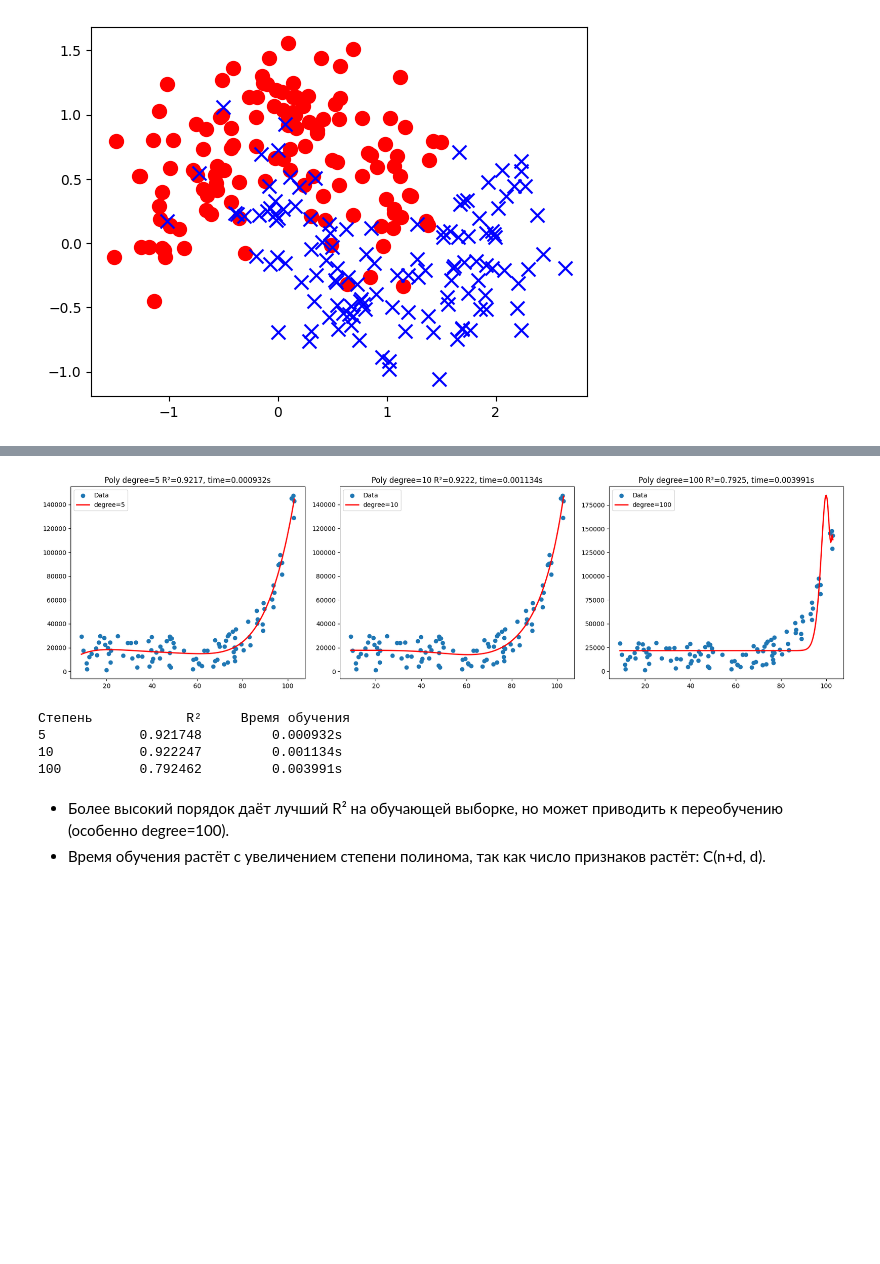
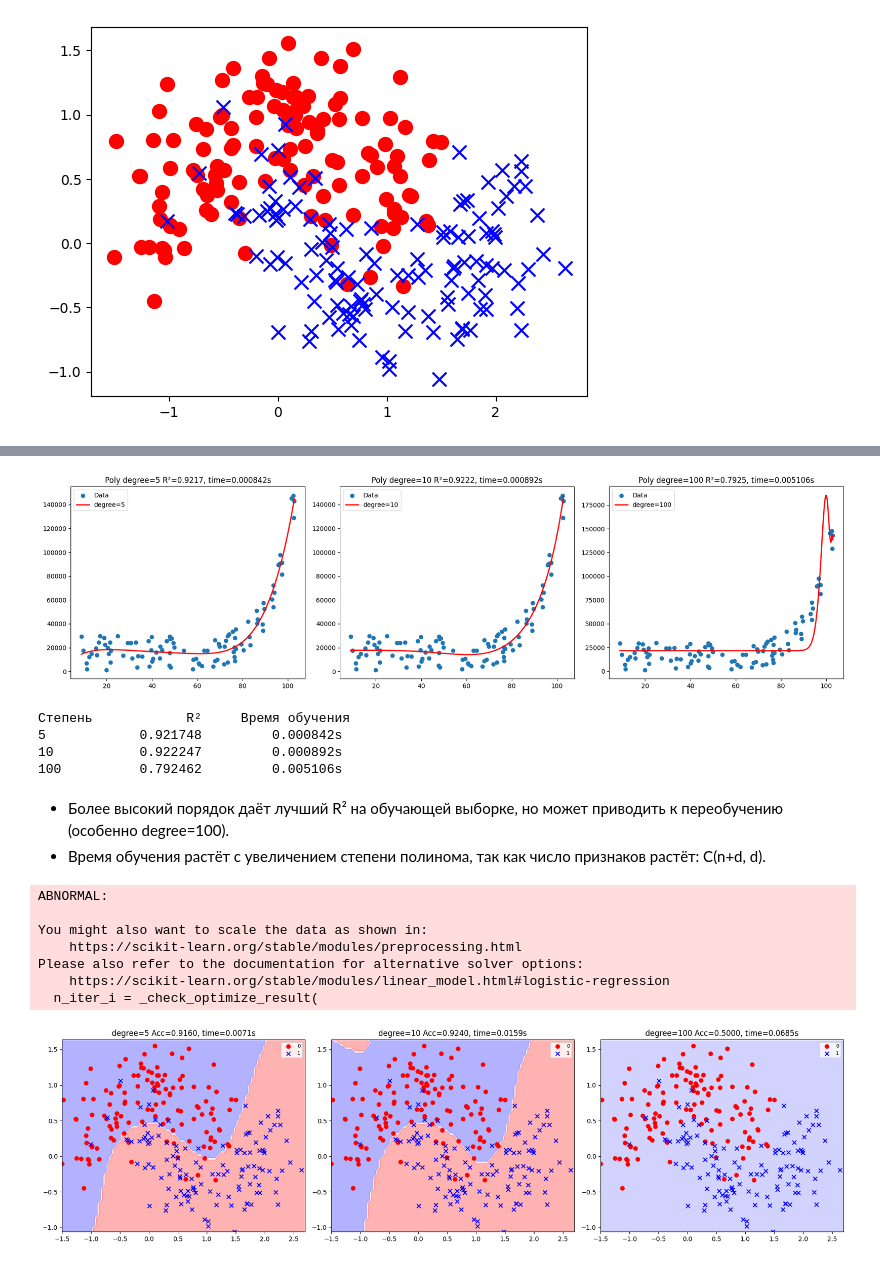
Before and after one commit to nexxy06/misis_ml_course, a Jupyter notebook: ML3.1 polynomial features/3.1ml.ipynb, the cells around one changed output, grey strips where cells are left out. Cells and saved outputs as stored; diff of their text form; code cells hidden in the pictures; blank space fills up the shorter version.

```diff
--- a/ML3.1 polynomial features/3.1ml.ipynb
+++ b/ML3.1 polynomial features/3.1ml.ipynb
@@ -155,7 +155,7 @@ y_reg = data_reg.y
 
 xx_plot = np.linspace(X_reg.x.min(), X_reg.x.max(), 300)
 
-results = {}
+results_reg = {}
 
 fig, axes = plt.subplots(1, 3, figsize=(18, 5))
 
@@ -169,7 +169,7 @@ for ax, degree in zip(axes, [5, 10, 100]):
 
     train_time = t1 - t0
     r2 = model.score(X_poly, y_reg)
-    results[degree] = {'time': train_time, 'R2': r2}
+    results_reg[degree] = {'time': train_time, 'R2': r2}
 
     yy_plot = model.predict(poly.transform(pd.DataFrame(xx_plot)))
 
@@ -182,16 +182,63 @@ plt.tight_layout()
 plt.show()
 
 print(f"{'Степень':<10} {'R²':>10} {'Время обучения':>18}")
-for deg, res in results.items():
+for deg, res in results_reg.items():
     print(f"{deg:<10} {res['R2']:>10.6f} {res['time']:>16.6f}s")
 # %% [output]
 [figure]
 Степень            R²     Время обучения
-5            0.921748         0.000932s
-10           0.922247         0.001134s
-100          0.792462         0.003991s
+5            0.921748         0.000842s
+10           0.922247         0.000892s
+100          0.792462         0.005106s
 # %% [markdown]
 - Более высокий порядок даёт лучший R² на обучающей выборке,
   но может приводить к переобучению (особенно degree=100).
 - Время обучения растёт с увеличением степени полинома,
   так как число признаков растёт: C(n+d, d).
+# %%
+# gen_classification
+from sklearn.linear_model import LogisticRegression
+from sklearn.preprocessing import PolynomialFeatures
+
+data_cls = pd.read_csv("./data/gen_classification.csv", index_col=0)
+y_cls = data_cls.y
+X_cls = data_cls.drop(["y"], axis=1)
+
+xx_m, yy_m = np.meshgrid(
+    np.arange(X_cls.min()[0], X_cls.max()[0]+0.1, 0.05),
+    np.arange(X_cls.min()[1], X_cls.max()[1]+0.1, 0.05))
+XX_m = np.c_[xx_m.ravel(), yy_m.ravel()]
+
+results_cls = {}
+fig, axes = plt.subplots(1, 3, figsize=(18, 5))
+
+for ax, degree in zip(axes, [5, 10, 100]):
+    poly = PolynomialFeatures(degree=degree, include_bias=False)
+    X_poly = poly.fit_transform(X_cls)
+
+    t0 = time.perf_counter()
+    model = LogisticRegression(max_iter=10000, solver="lbfgs").fit(X_poly, y_cls)
+    t1 = time.perf_counter()
+
+    train_time = t1 - t0
+    acc = model.score(X_poly, y_cls)
+    results_cls[degree] = {"time": train_time, "accuracy": acc}
+
+    Z = model.predict(poly.transform(XX_m)).reshape(xx_m.shape)
+    ax.contourf(xx_m, yy_m, Z, alpha=0.35, cmap="bwr")
+    ax.scatter(X_cls.iloc[:,0][y_cls==0], X_cls.iloc[:,1][y_cls==0], marker="o", c="r", s=40, label="0")
+    ax.scatter(X_cls.iloc[:,0][y_cls==1], X_cls.iloc[:,1][y_cls==1], marker="x", c="b", s=40, label="1")
+    ax.set_title(f"degree={degree} Acc={acc:.4f}, time={train_time:.4f}s")
+    ax.legend(fontsize=8)
+
+plt.tight_layout()
+plt.show()
+# %% [output]
+ABNORMAL:
+
+You might also want to scale the data as shown in:
+    https://scikit-learn.org/stable/modules/preprocessing.html
+Please also refer to the documentation for alternative solver options:
+    https://scikit-learn.org/stable/modules/linear_model.html#logistic-regression
+  n_iter_i = _check_optimize_result(
+[figure, added]
```
Also changed, not shown: parts of 12 cells of this notebook.
